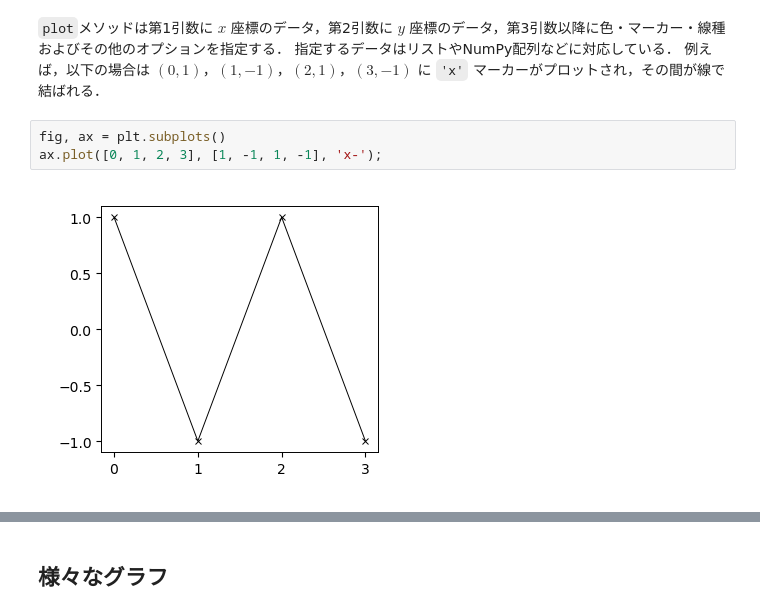
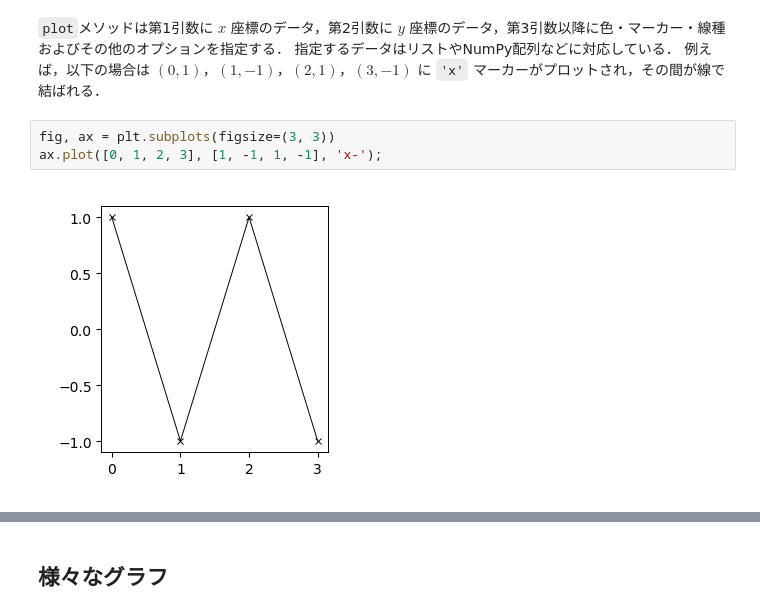
Before and after one commit to tnarizuka/sports_data_programming, a Jupyter notebook: _build/jupyter_execute/chap_5/5_matplotlib.ipynb, the cells around one changed output, grey strips where cells are left out. Saved outputs shown, nothing was run; the diff lists cells and outputs as text.

```diff
--- a/_build/jupyter_execute/chap_5/5_matplotlib.ipynb
+++ b/_build/jupyter_execute/chap_5/5_matplotlib.ipynb
@@ -57,7 +57,7 @@ ax.plot(x, y, option)
 指定するデータはリストやNumPy配列などに対応している．
 例えば，以下の場合は $ (0, 1) $，$ (1, -1) $，$ (2, 1) $，$ (3, -1) $ に `'x'` マーカーがプロットされ，その間が線で結ばれる．
 # %%
-fig, ax = plt.subplots()
+fig, ax = plt.subplots(figsize=(3, 3))
 ax.plot([0, 1, 2, 3], [1, -1, 1, -1], 'x-');
 # %% [output]
-[figure, old version]
+[figure, new version]
```
Also changed, not shown: parts of 7 cells of this notebook, 18 other files.
